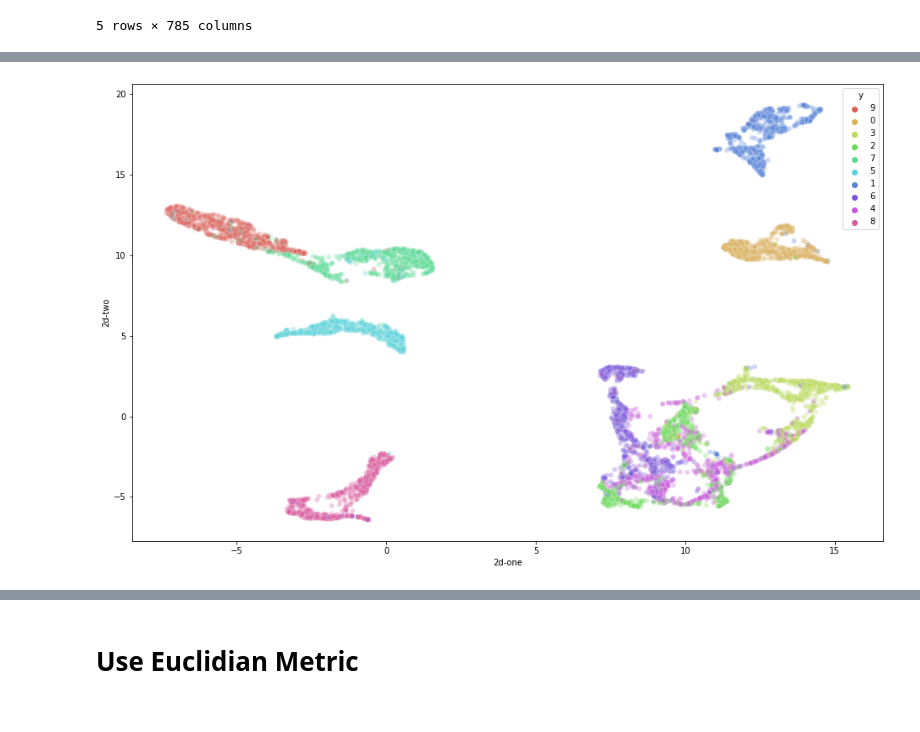
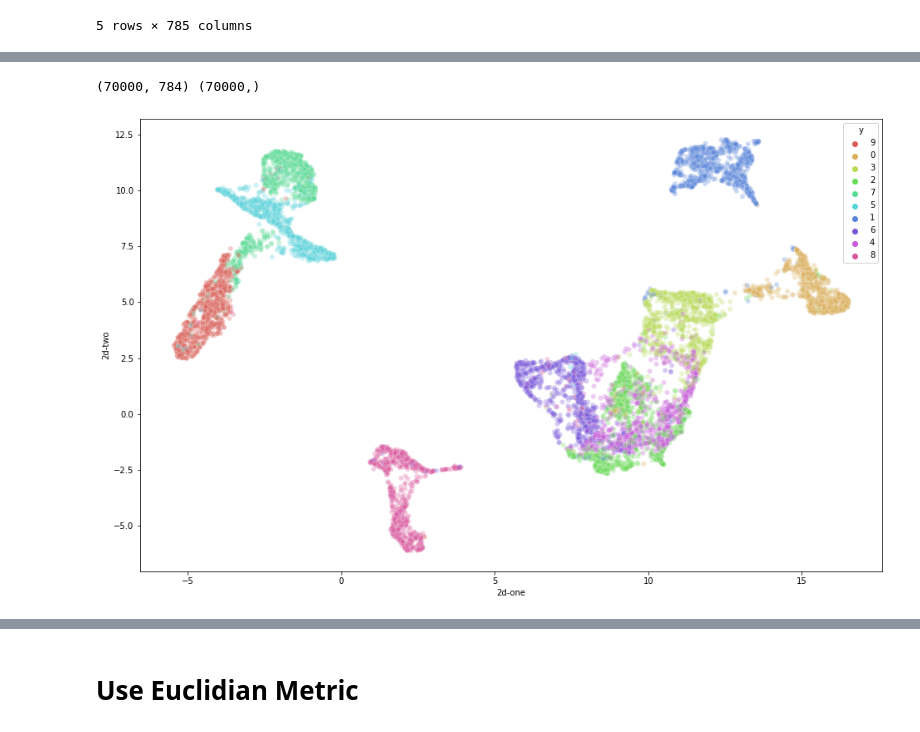
Before and after one commit to matt628/visualizing-big-datasets, a Jupyter notebook: lab3/lab3.ipynb, the cells around one changed output, grey strips where cells are left out. Cells and saved outputs as stored; diff of their text form; code cells hidden in the pictures.

```diff
--- a/lab3/lab3.ipynb
+++ b/lab3/lab3.ipynb
@@ -187,5 +224,6 @@ visualize_embedding(fashion_mnist_df, tsne_result_fmnist)
 # %%
-umap_result_fmnist = execute_umap(fashion_mnist_df)
+umap_result_fmnist = execute_umap(dataset_to_df(fmnist))
 visualize_embedding(fashion_mnist_df, umap_result_fmnist)
 # %% [output]
+(70000, 784) (70000,)
-[figure, old version]
+[figure, new version]
```
Also changed, not shown: parts of 14 cells of this notebook, 1 other file.
